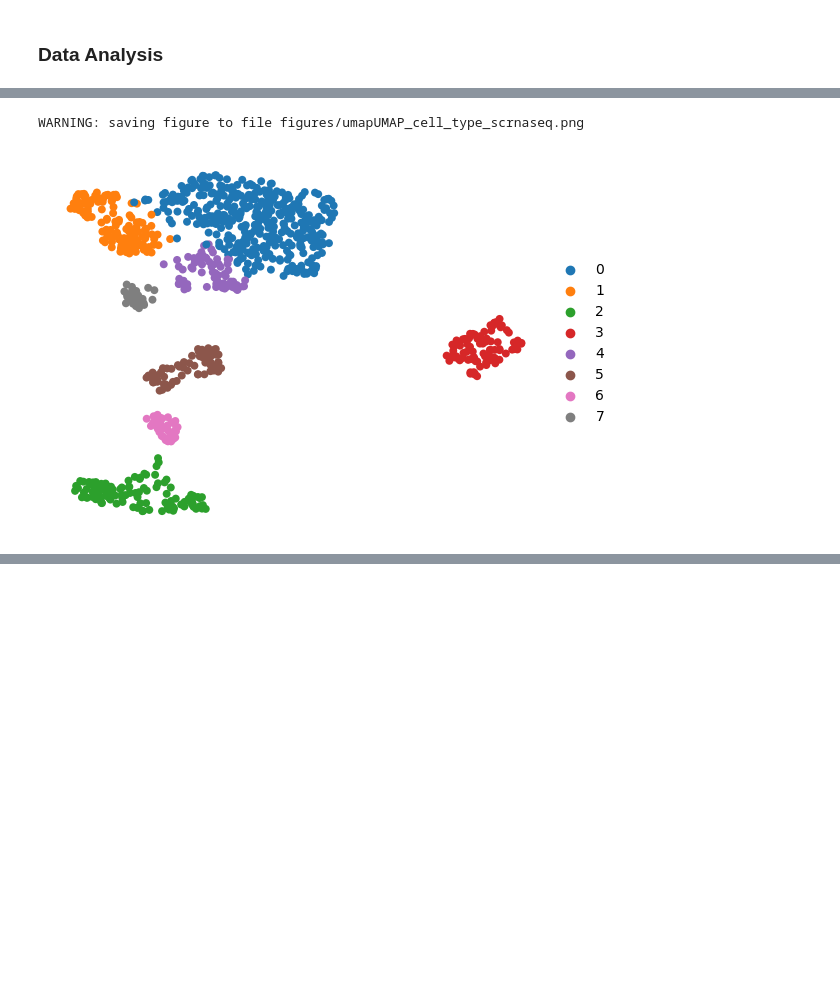
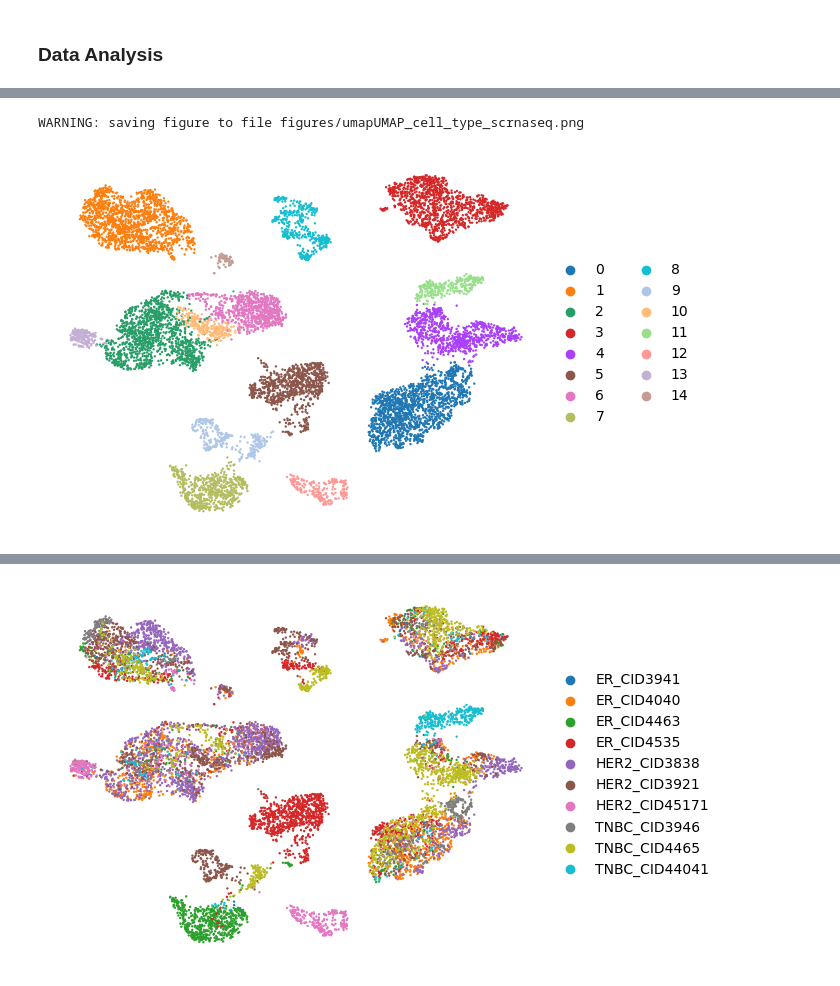
Before and after one commit to wcjohnchen/single_cell, a Jupyter notebook: src/sc_RNASeq.ipynb, the cells around one changed output, grey strips where cells are left out. Drawn from its saved outputs; the diff is of its cells as text; code cells hidden in the pictures; blank space fills up the shorter version.

```diff
--- a/src/sc_RNASeq.ipynb
+++ b/src/sc_RNASeq.ipynb
@@ -25,9 +25,14 @@ ref_data = sc.read_h5ad('TS_Mammary.h5ad')
 print(ref_data)
 
 ######################################################## load data
-file = 'scrnaseq_processed_data.h5ad' ### <--- data
+file = 'scrnaseq_processed_data_10232025.h5ad' ### <--- data
+#file = 'scrnaseq_processed_data_EDIT.h5ad' ### <--- data
+#file = 'sc_rna_seq_combined.h5ad' ### <--- data
+
 dat1 = sc.read_h5ad(file)
+#dat1.obs.to_csv("dat1.csv")
 print(dat1)
+print("After reload:", dat1.obs['Sample'].unique())
 
 ######################################################## concatenate data
 dat1 = dat1.concatenate(ref_data)
@@ -208,9 +234,10 @@ dat1_copy = dat1.copy()
 # %%
 ######################################################## plot umap, based on leiden clustering
 sc.tl.umap(dat1)
-sc.tl.leiden(dat1, resolution = 0.35)
+sc.tl.leiden(dat1, resolution = 0.6)
 
 sc.pl.umap(dat1, color = ['leiden'], frameon = False, title = "", save='UMAP_cell_type_scrnaseq.png') ### leiden clustering
+sc.pl.umap(dat1, color = ['Sample'], frameon = False, title = "", save='UMAP_sample_scrnaseq.png') ### leiden clustering
 # %% [output]
 WARNING: saving figure to file figures/umapUMAP_cell_type_scrnaseq.png
-[figure, old version]
+[figure, new version]
@@ -216,0 +245 @@ WARNING: saving figure to file figures/umapUMAP_cell_type_scrnaseq.png
+[figure, added]
```
Also changed, not shown: parts of 34 cells of this notebook.
